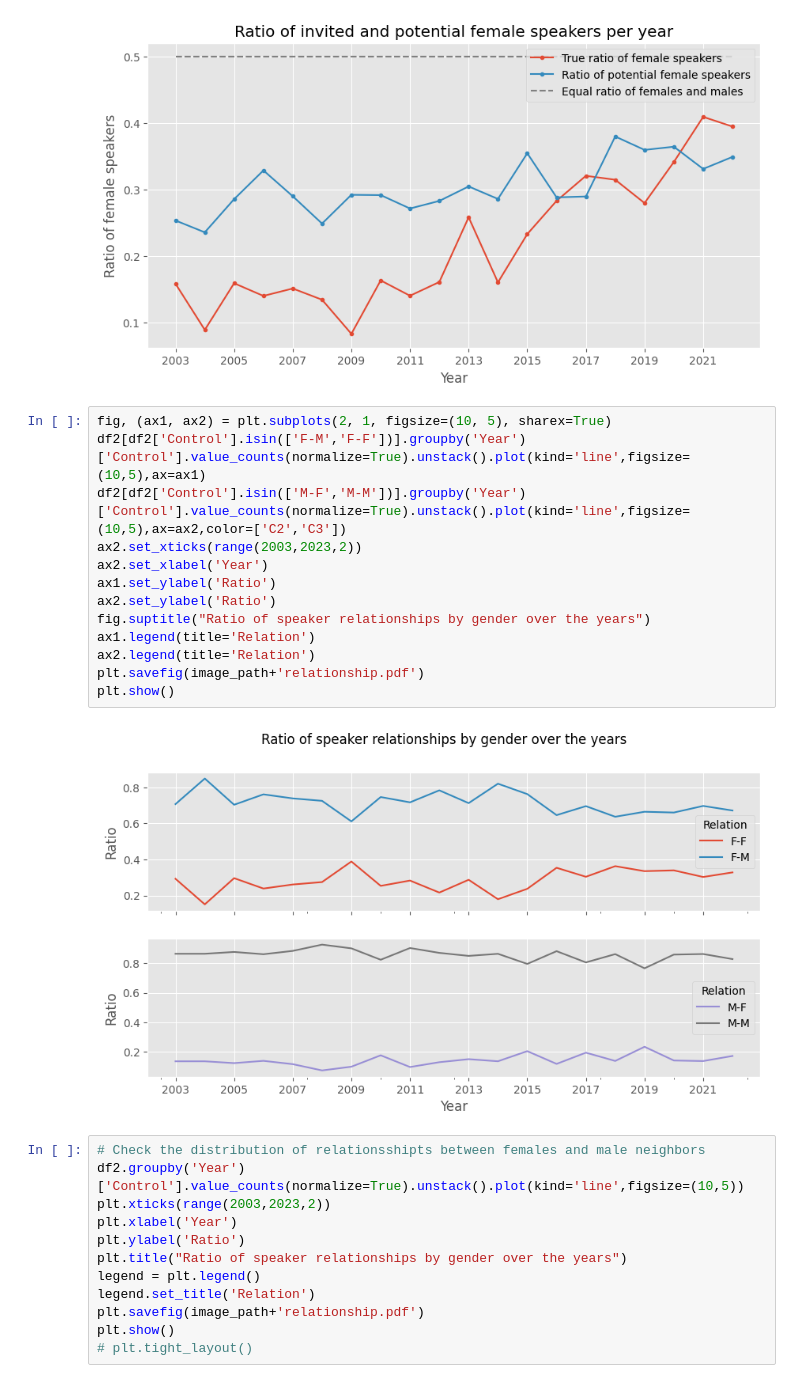
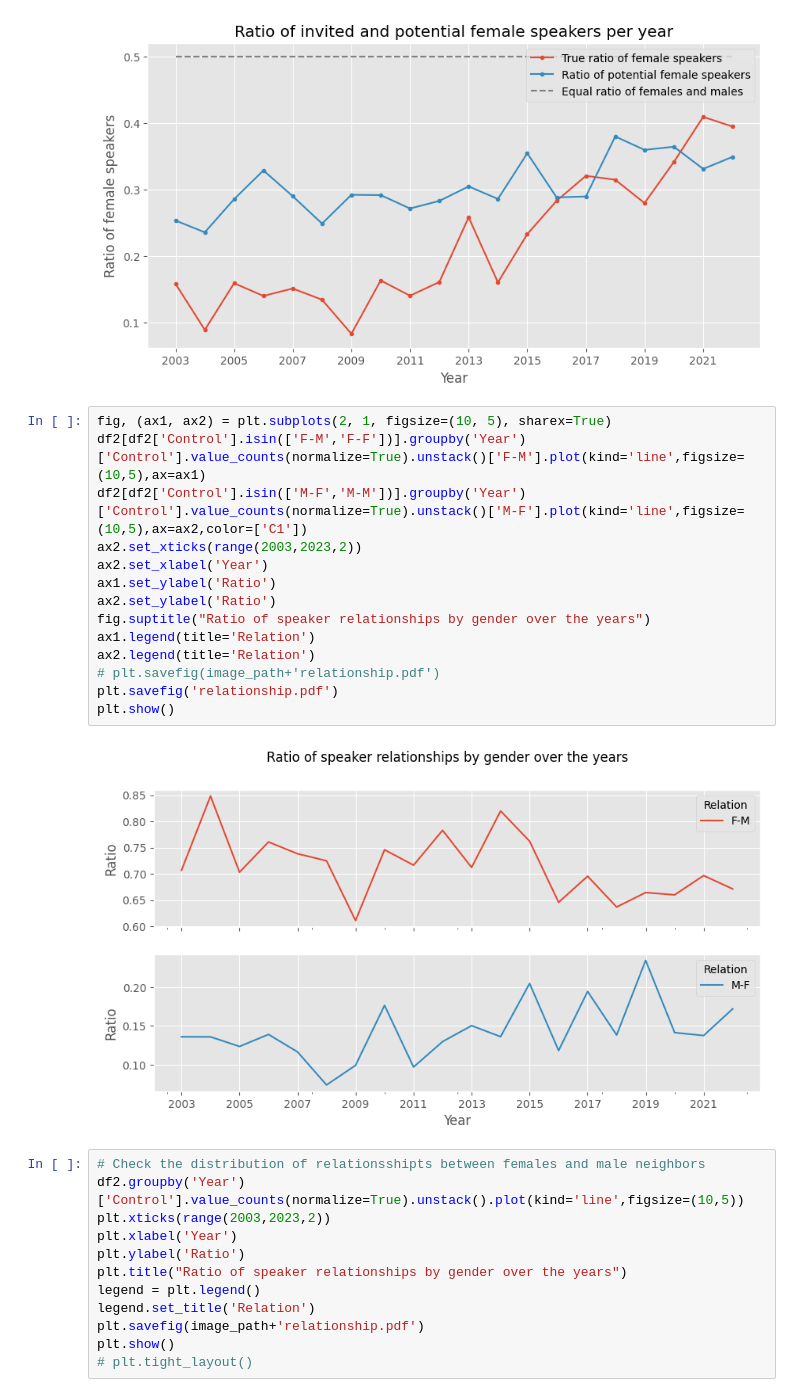
Before and after one commit to mariespedersen/Thesis_github, a Jupyter notebook: Similarity_Matching.ipynb, the cells around one changed output. Saved outputs shown, nothing was run; the diff lists cells and outputs as text.

```diff
--- a/Similarity_Matching.ipynb
+++ b/Similarity_Matching.ipynb
@@ -512,19 +521,20 @@ plt.show()
 [figure]
 # %%
 fig, (ax1, ax2) = plt.subplots(2, 1, figsize=(10, 5), sharex=True)
-df2[df2['Control'].isin(['F-M','F-F'])].groupby('Year')['Control'].value_counts(normalize=True).unstack().plot(kind='line',figsize=(10,5),ax=ax1)
-df2[df2['Control'].isin(['M-F','M-M'])].groupby('Year')['Control'].value_counts(normalize=True).unstack().plot(kind='line',figsize=(10,5),ax=ax2,color=['C2','C3'])
+df2[df2['Control'].isin(['F-M','F-F'])].groupby('Year')['Control'].value_counts(normalize=True).unstack()['F-M'].plot(kind='line',figsize=(10,5),ax=ax1)
+df2[df2['Control'].isin(['M-F','M-M'])].groupby('Year')['Control'].value_counts(normalize=True).unstack()['M-F'].plot(kind='line',figsize=(10,5),ax=ax2,color=['C1'])
 ax2.set_xticks(range(2003,2023,2))
 ax2.set_xlabel('Year')
 ax1.set_ylabel('Ratio')
 ax2.set_ylabel('Ratio')
 fig.suptitle("Ratio of speaker relationships by gender over the years")
 ax1.legend(title='Relation')
 ax2.legend(title='Relation')
-plt.savefig(image_path+'relationship.pdf')
+# plt.savefig(image_path+'relationship.pdf')
+plt.savefig('relationship.pdf')
 plt.show()
 # %% [output]
-[figure, old version]
+[figure, new version]
 # %%
 # Check the distribution of relationsshipts between females and male neighbors
 df2.groupby('Year')['Control'].value_counts(normalize=True).unstack().plot(kind='line',figsize=(10,5))
```
Also changed, not shown: parts of 11 cells of this notebook.
